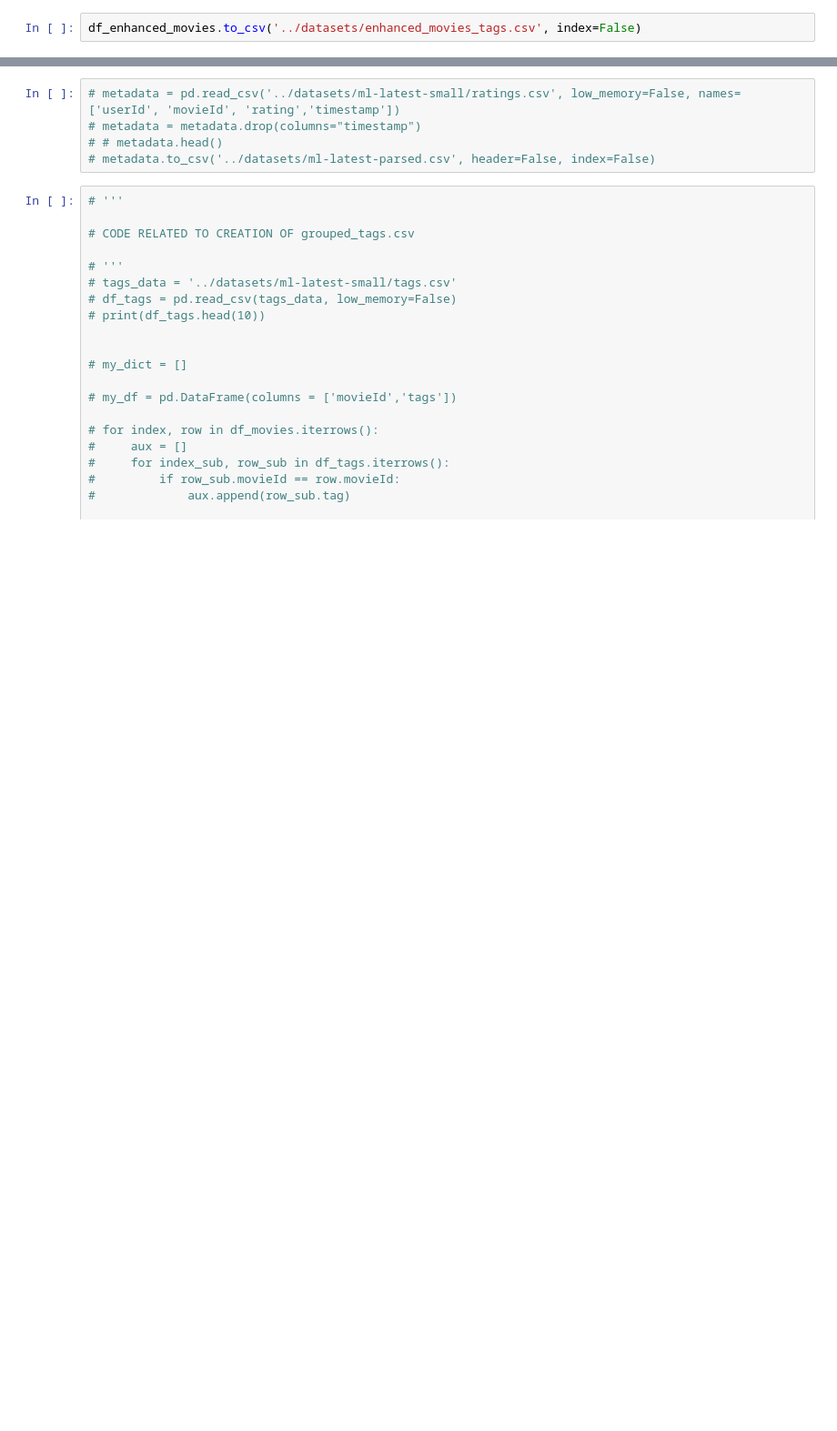
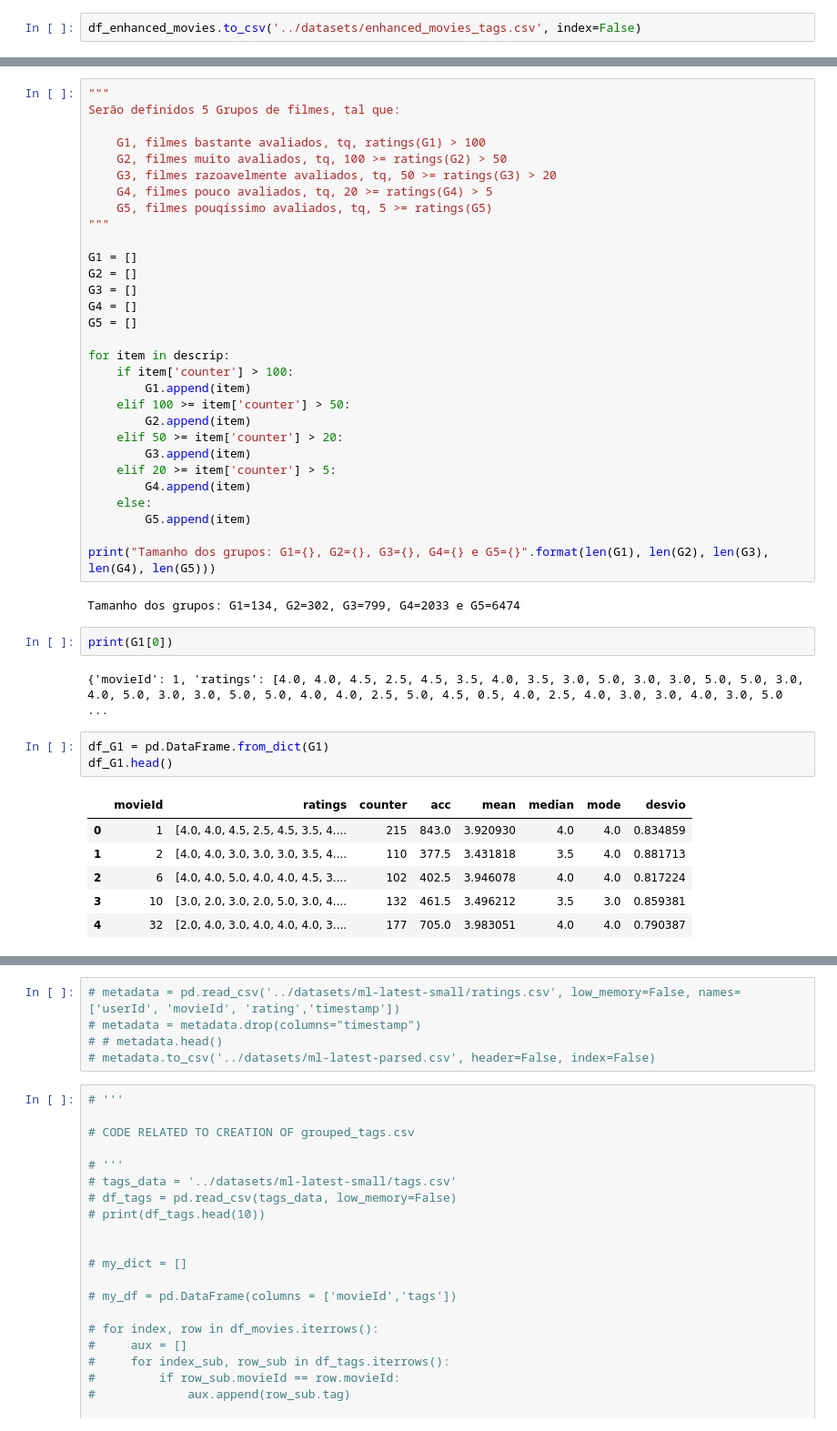
Before and after one commit to amandachagas/surprise-test, a Jupyter notebook: notebooks/EnhancingDataset.ipynb, the cells around one changed output, grey strips where cells are left out. Shown at 91% size. Saved outputs shown, nothing was run; the diff lists cells and outputs as text; blank space fills up the shorter version.

```diff
--- a/notebooks/EnhancingDataset.ipynb
+++ b/notebooks/EnhancingDataset.ipynb
@@ -138,0 +233,46 @@ df_enhanced_movies.to_csv('../datasets/enhanced_movies_tags.csv', index=False)
+# %%
+"""
+Serão definidos 5 Grupos de filmes, tal que:
+
+    G1, filmes bastante avaliados, tq, ratings(G1) > 100
+    G2, filmes muito avaliados, tq, 100 >= ratings(G2) > 50
+    G3, filmes razoavelmente avaliados, tq, 50 >= ratings(G3) > 20
+    G4, filmes pouco avaliados, tq, 20 >= ratings(G4) > 5
+    G5, filmes pouqíssimo avaliados, tq, 5 >= ratings(G5)
+"""
+
+G1 = []
+G2 = []
+G3 = []
+G4 = []
+G5 = []
+
+for item in descrip:
+    if item['counter'] > 100:
+        G1.append(item)
+    elif 100 >= item['counter'] > 50:
+        G2.append(item)
+    elif 50 >= item['counter'] > 20:
+        G3.append(item)
+    elif 20 >= item['counter'] > 5:
+        G4.append(item)
+    else:
+        G5.append(item)
+
+print("Tamanho dos grupos: G1={}, G2={}, G3={}, G4={} e G5={}".format(len(G1), len(G2), len(G3), len(G4), len(G5)))
+# %% [output]
+Tamanho dos grupos: G1=134, G2=302, G3=799, G4=2033 e G5=6474
+# %%
+print(G1[0])
+# %% [output]
+{'movieId': 1, 'ratings': [4.0, 4.0, 4.5, 2.5, 4.5, 3.5, 4.0, 3.5, 3.0, 5.0, 3.0, 3.0, 5.0, 5.0, 3.0, 4.0, 5.0, 3.0, 3.0, 5.0, 5.0, 4.0, 4.0, 2.5, 5.0, 4.5, 0.5, 4.0, 2.5, 4.0, 3.0, 3.0, 4.0, 3.0, 5.0 ...
+# %%
+df_G1 = pd.DataFrame.from_dict(G1)
+df_G1.head()
+# %% [output]
+|  | movieId | ratings | counter | acc | mean | median | mode | desvio |
+| 0 | 1 | [4.0, 4.0, 4.5, 2.5, 4.5, 3.5, 4.... | 215 | 843.0 | 3.920930 | 4.0 | 4.0 | 0.834859 |
+| 1 | 2 | [4.0, 4.0, 3.0, 3.0, 3.0, 3.5, 4.... | 110 | 377.5 | 3.431818 | 3.5 | 4.0 | 0.881713 |
+| 2 | 6 | [4.0, 4.0, 5.0, 4.0, 4.0, 4.5, 3.... | 102 | 402.5 | 3.946078 | 4.0 | 4.0 | 0.817224 |
+| 3 | 10 | [3.0, 2.0, 3.0, 2.0, 5.0, 3.0, 4.... | 132 | 461.5 | 3.496212 | 3.5 | 3.0 | 0.859381 |
+| 4 | 32 | [2.0, 4.0, 3.0, 4.0, 4.0, 4.0, 3.... | 177 | 705.0 | 3.983051 | 4.0 | 4.0 | 0.790387 |
```
Also changed, not shown: parts of 9 cells of this notebook, 1 other file.
